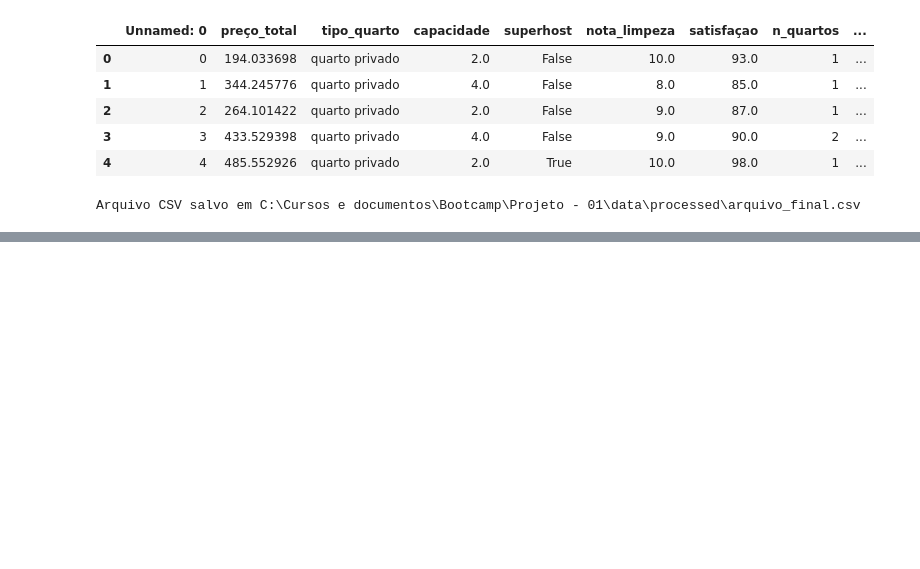
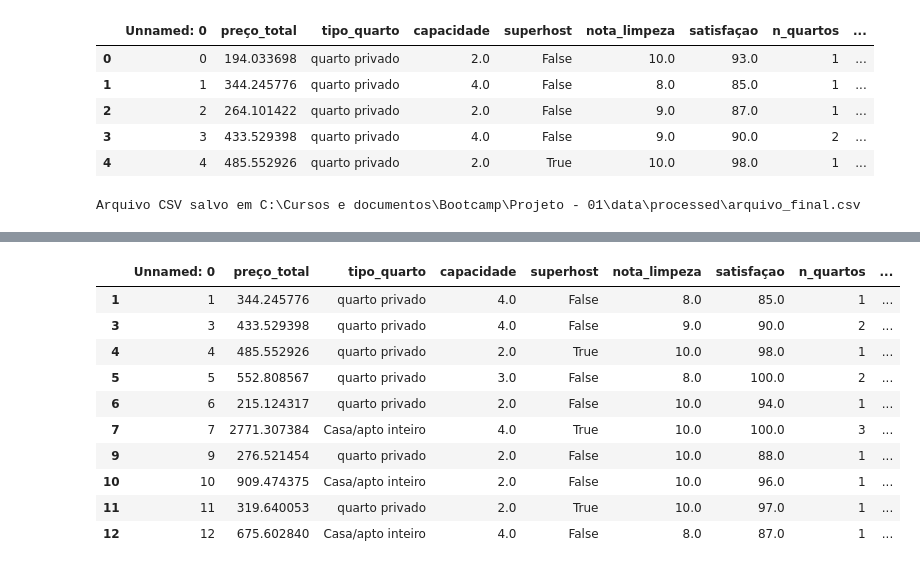
Before and after one commit to DeividAND/Projeto--01-An-lise-de-dados, a Jupyter notebook: notebooks/script01.ipynb, the cells around one changed output, grey strips where cells are left out. Cells and saved outputs as stored; diff of their text form; code cells hidden in the pictures; blank space fills up the shorter version.

Commit message:
06 - Filtros

```diff
--- a/notebooks/script01.ipynb
+++ b/notebooks/script01.ipynb
@@ -314,0 +424,17 @@ Arquivo CSV salvo em C:\Cursos e documentos\Bootcamp\Projeto - 01\data\processed
+# %%
+# Filtro criado para encontrar os registros com atração do local no anúncio maior que 150
+
+ft_atraçao_local_anuncio = (df_final['atraçao_local_anuncio'] >= 150)
+df_final.loc[ft_atraçao_local_anuncio].head(10)
+# %% [output]
+|  | Unnamed: 0 | preço_total | tipo_quarto | capacidade | superhost | nota_limpeza | satisfaçao | n_quartos | ... |
+| 1 | 1 | 344.245776 | quarto privado | 4.0 | False | 8.0 | 85.0 | 1 | ... |
+| 3 | 3 | 433.529398 | quarto privado | 4.0 | False | 9.0 | 90.0 | 2 | ... |
+| 4 | 4 | 485.552926 | quarto privado | 2.0 | True | 10.0 | 98.0 | 1 | ... |
+| 5 | 5 | 552.808567 | quarto privado | 3.0 | False | 8.0 | 100.0 | 2 | ... |
+| 6 | 6 | 215.124317 | quarto privado | 2.0 | False | 10.0 | 94.0 | 1 | ... |
+| 7 | 7 | 2771.307384 | Casa/apto inteiro | 4.0 | True | 10.0 | 100.0 | 3 | ... |
+| 9 | 9 | 276.521454 | quarto privado | 2.0 | False | 10.0 | 88.0 | 1 | ... |
+| 10 | 10 | 909.474375 | Casa/apto inteiro | 2.0 | False | 10.0 | 96.0 | 1 | ... |
+| 11 | 11 | 319.640053 | quarto privado | 2.0 | True | 10.0 | 97.0 | 1 | ... |
+| 12 | 12 | 675.602840 | Casa/apto inteiro | 4.0 | False | 8.0 | 87.0 | 1 | ... |
```
Also changed, not shown: parts of 10 cells of this notebook.
